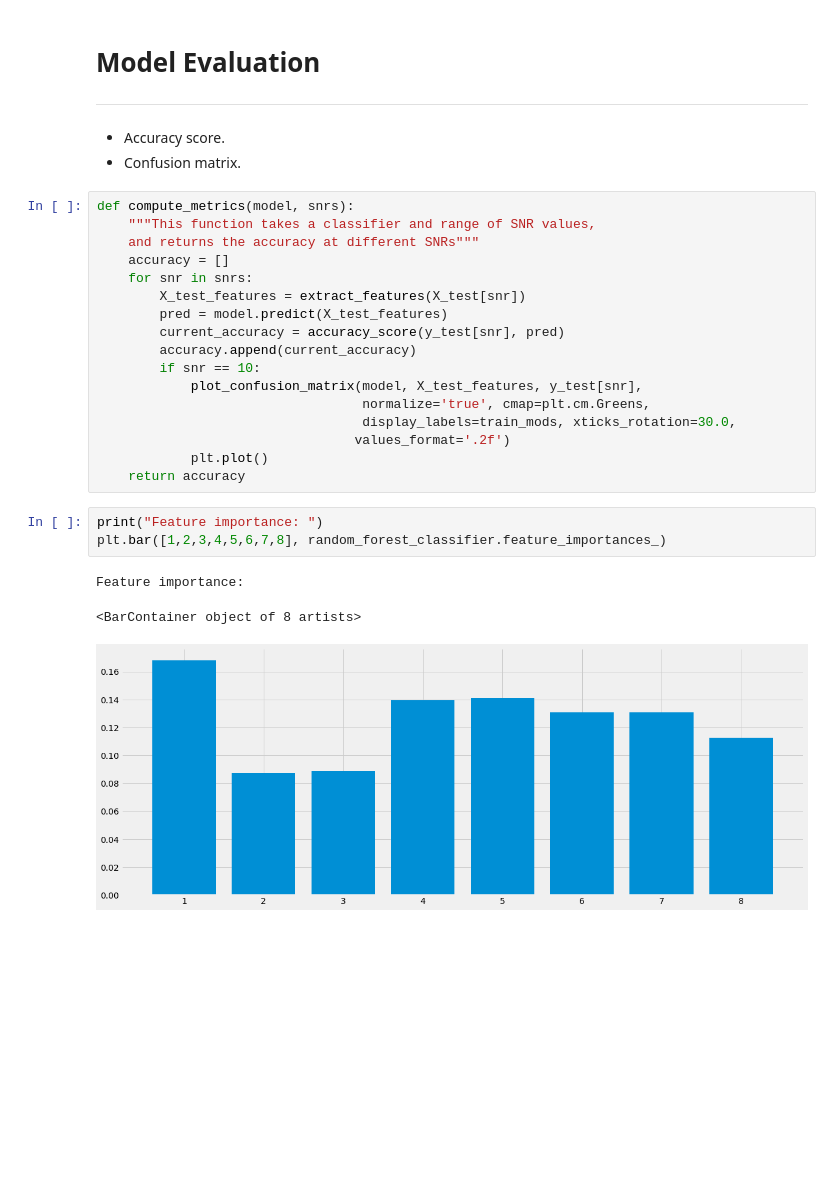
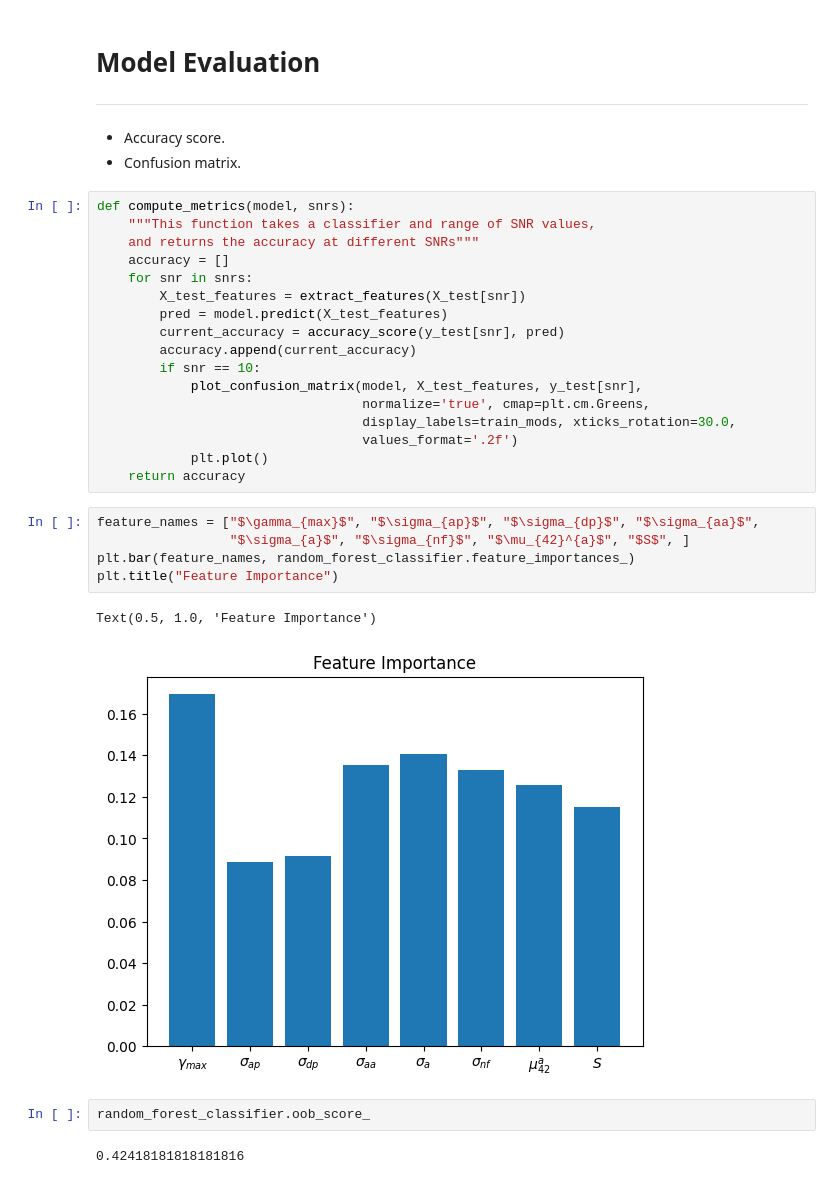
Before and after one commit to dsaharia/BTP-1-modulation_classification, a Jupyter notebook: Notebooks/00_basics_2016.10A.ipynb, the cells around one changed output. Drawn from its saved outputs; the diff is of its cells as text; blank space fills up the shorter version.

```diff
--- a/Notebooks/00_basics_2016.10A.ipynb
+++ b/Notebooks/00_basics_2016.10A.ipynb
@@ -308,15 +314,20 @@ def compute_metrics(model, snrs):
             plot_confusion_matrix(model, X_test_features, y_test[snr],
                                   normalize='true', cmap=plt.cm.Greens,
                                   display_labels=train_mods, xticks_rotation=30.0,
-                                 values_format='.2f')
+                                  values_format='.2f')
             plt.plot()
     return accuracy
-# %%
-print("Feature importance: ")
-plt.bar([1,2,3,4,5,6,7,8], random_forest_classifier.feature_importances_)
-# %% [output]
-Feature importance:
-<BarContainer object of 8 artists>
-[figure, removed]
+# %%
+feature_names = ["$\gamma_{max}$", "$\sigma_{ap}$", "$\sigma_{dp}$", "$\sigma_{aa}$",
+                 "$\sigma_{a}$", "$\sigma_{nf}$", "$\mu_{42}^{a}$", "$S$", ]
+plt.bar(feature_names, random_forest_classifier.feature_importances_)
+plt.title("Feature Importance")
+# %% [output]
+Text(0.5, 1.0, 'Feature Importance')
+[figure, added]
+# %%
+random_forest_classifier.oob_score_
+# %% [output]
+0.42418181818181816
 # %%
 acc_rf = compute_metrics(random_forest_classifier, train_snrs)
```
Also changed, not shown: parts of 16 cells of this notebook.
